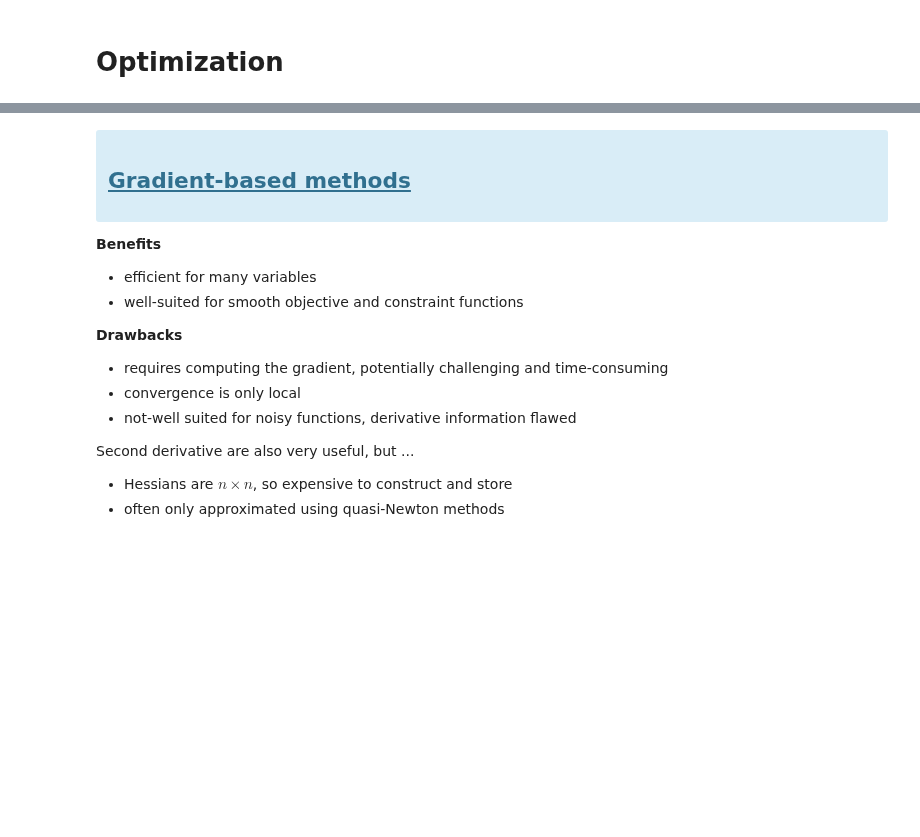
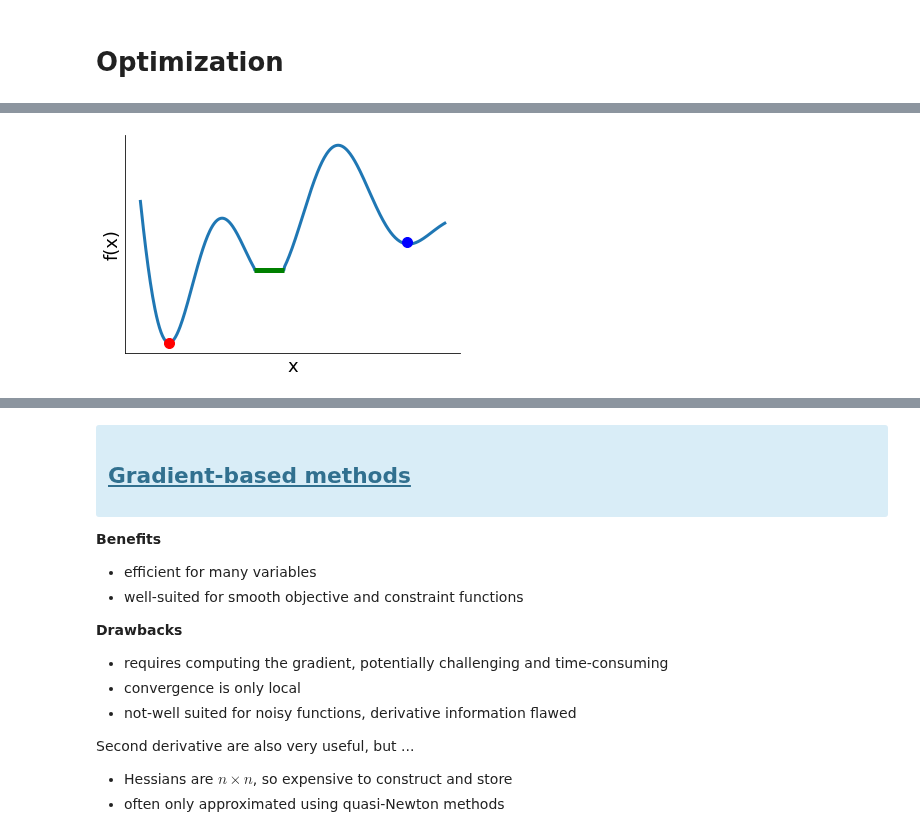
Before and after one commit to OpenSourceEconomics/ose-course-scientific-computing, a Jupyter notebook: lectures/optimization/notebook.ipynb, the cells around one changed output, grey strips where cells are left out. Cells and saved outputs as stored; diff of their text form; code cells hidden in the pictures; blank space fills up the shorter version.

Commit message:
Update optimization_plots.py (#30)

```diff
--- a/lectures/optimization/notebook.ipynb
+++ b/lectures/optimization/notebook.ipynb
@@ -72,0 +37,4 @@ from optimization_plots import plot_surf
+# %%
+plot_optima_example()
+# %% [output]
+[figure, added]
```
Also changed, not shown: parts of 22 cells of this notebook, 1 other file.
